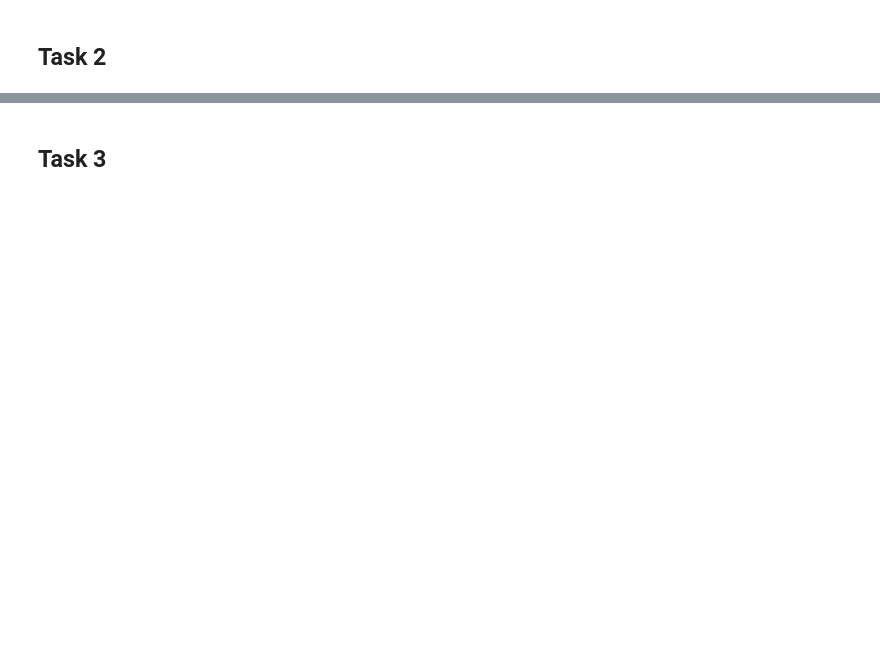
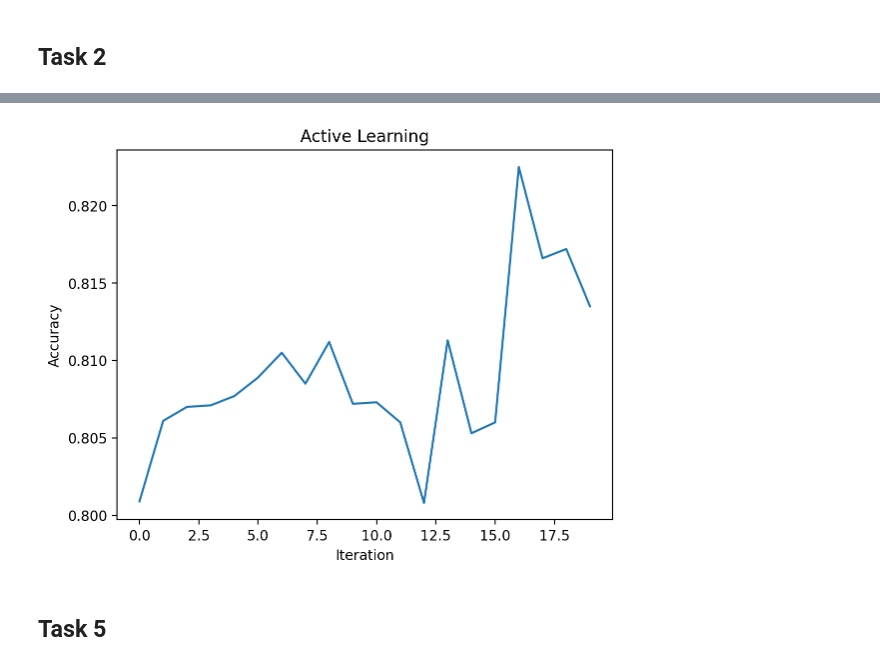
Before and after one commit to Soham-Gaonkar/STTAI-Assignment4-ActiveLearning, a Jupyter notebook: ActiveLearning.ipynb, the cells around one changed output, grey strips where cells are left out. Drawn from its saved outputs; the diff is of its cells as text; code cells hidden in the pictures; blank space fills up the shorter version.

```diff
--- a/ActiveLearning.ipynb
+++ b/ActiveLearning.ipynb
@@ -123,0 +220,68 @@ Iteration 20, Accuracy: 0.80
+# %%
+from sklearn.utils import resample , shuffle
+
+# function to calculate vote entropy
+def compute_vote_entropy(predictions):
+    num_classes = np.max(predictions) + 1
+    probs = np.zeros((predictions.shape[0], num_classes))
+    for i in range(predictions.shape[0]):
+        counts = np.bincount(predictions[i], minlength=num_classes) # count the votes for each class
+        probs[i] = counts / np.sum(counts) # compute the class probabilities
+
+    entropies = np.array([compute_label_entropy(p) for p in probs])
+    return entropies
+
+# initialize the committee
+committee = [RandomForestClassifier(n_estimators=100, random_state=0) for _ in range(5)]
+
+for clf in committee:
+    clf.fit(X_labeled, y_labeled)
+
+accuracies_committee = []
+
+start_time_committee = time.time()
+for i in range(20):
+    # compute the class probabilities for each sample in the unlabeled dataset
+    predictions = np.array([clf.predict(X_unlabeled) for clf in committee])
+    predictions = predictions.T
+
+    # compute the vote entropy for each sample
+    entropies = compute_vote_entropy(predictions)
+
+    # select the sample with the highest vote entropy
+    index = np.argmax(entropies)
+
+    # Query the true label for the selected sample
+    X_sample = X_unlabeled[index]
+    y_sample = y_unlabeled[index]
+
+    # Add the newly labeled sample to the labeled dataset
+    X_labeled = np.vstack([X_labeled, X_sample])
+    y_labeled = np.hstack([y_labeled, y_sample])
+
+    # Remove the newly labeled sample from the unlabeled dataset
+    X_unlabeled = np.delete(X_unlabeled, index, axis=0)
+    y_unlabeled = np.delete(y_unlabeled, index)
+
+    # Retrain the committee
+    for clf in committee:
+        clf.fit(X_labeled, y_labeled)
+
+    # Evaluate the committee
+    predictions = np.array([clf.predict(X_test) for clf in committee])
+    predictions = predictions.T
+    y_pred = np.array([np.argmax(np.bincount(p)) for p in predictions])
+    acc = accuracy_score(y_test, y_pred)
+    accuracies_committee.append(acc)
+
+    print(f'Iteration {i+1}, Accuracy: {acc:.4f}')
+end_time_committee = time.time()
+
+print(f'Time taken: {end_time_committee - start_time_committee:.2f}s')
+
+plt.plot(accuracies_committee)
+plt.xlabel('Iteration')
+plt.ylabel('Accuracy')
+plt.title('Active Learning')
+plt.show()
+# %% [output]
@@ -124,2 +305,3 @@ Iteration 20, Accuracy: 0.80
+[figure, added]
 # %% [markdown]
-## Task 3
+## Task 5
```
Also changed, not shown: parts of 13 cells of this notebook.
